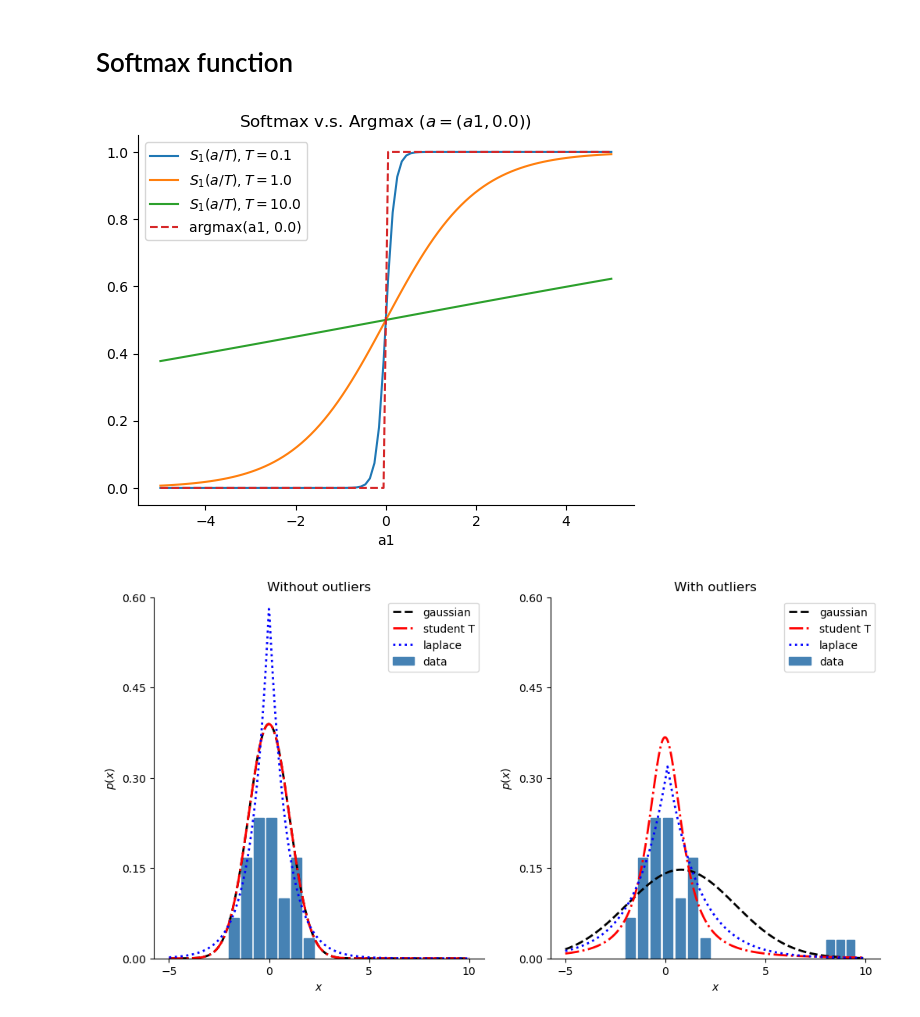
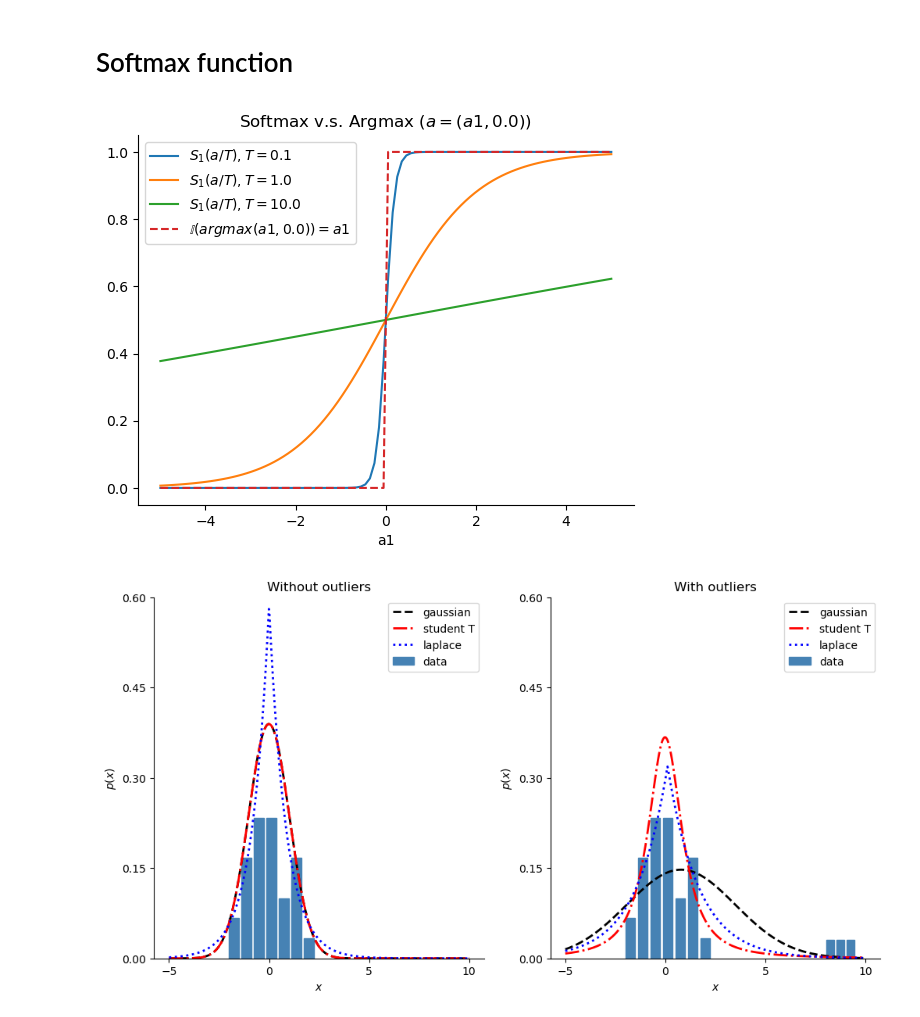
Before and after one commit to wendingliu/RSE-ML-Reading-Group, a Jupyter notebook: learning_materials/probability_theory/probability.ipynb, the cells around one changed output. Saved outputs shown, nothing was run; the diff lists cells and outputs as text; code cells hidden in the pictures.

```diff
--- a/learning_materials/probability_theory/probability.ipynb
+++ b/learning_materials/probability_theory/probability.ipynb
@@ -31,32 +31,32 @@ plt.show()
 # Softmax function
 # %%
 def softmax(x, t):
-    a = jnp.max(x)
-    return jnp.exp((x - a)/t) / jnp.sum(jnp.exp((x - a)/t))
+    a = jnp.max(x/t)
+    return jnp.exp(x/t - a) / jnp.sum(jnp.exp(x/t - a))
 # %%
 a1 = jnp.linspace(-5, 5, 100)
 
 # fix a2=0
 f = lambda x, t: jax.vmap(lambda x, t: softmax(jnp.array([x, .0]), t)[0])(x, t*jnp.ones(len(x)))
 
 
 for t in [0.1, 1.0, 10.0]:
     plt.plot(a1, f(a1, t), label=f"$S_{1} (a/T), T={t}$")
 
-plt.plot(a1, jnp.where(a1 > 0., 1, 0), "--", label="argmax(a1, 0.0)")
+plt.plot(a1, jnp.where(a1 > 0., 1, 0), "--", label=r"$\mathbb{I} (argmax(a1, 0.0)) = a1$")
 
 plt.legend()
 sns.despine()
 
 plt.xlabel("a1")
 plt.title("Softmax v.s. Argmax ($a=(a1, 0.0)$)")
 
 
 # plt.savefig("../graphs/softmax.png")
 
 plt.show()
 # %% [output]
-[figure, old version]
+[figure, new version]
 # %%
 from scipy.stats import norm, laplace, t
 
```
